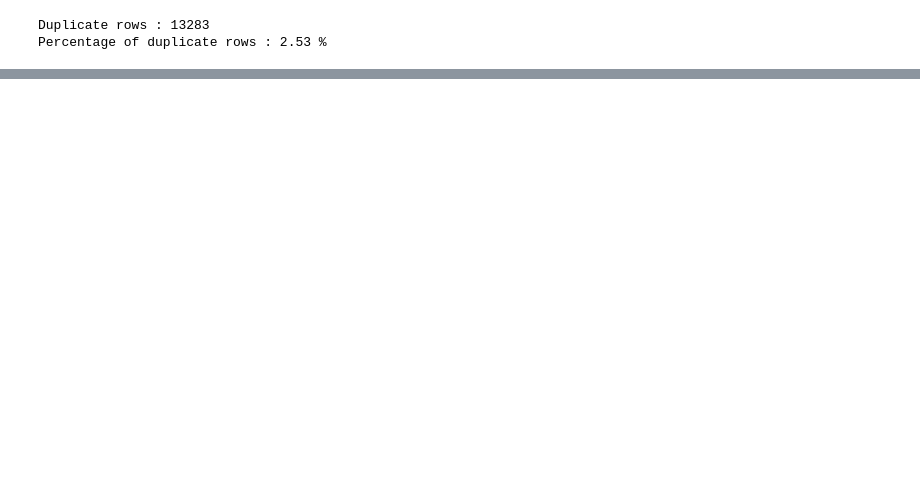
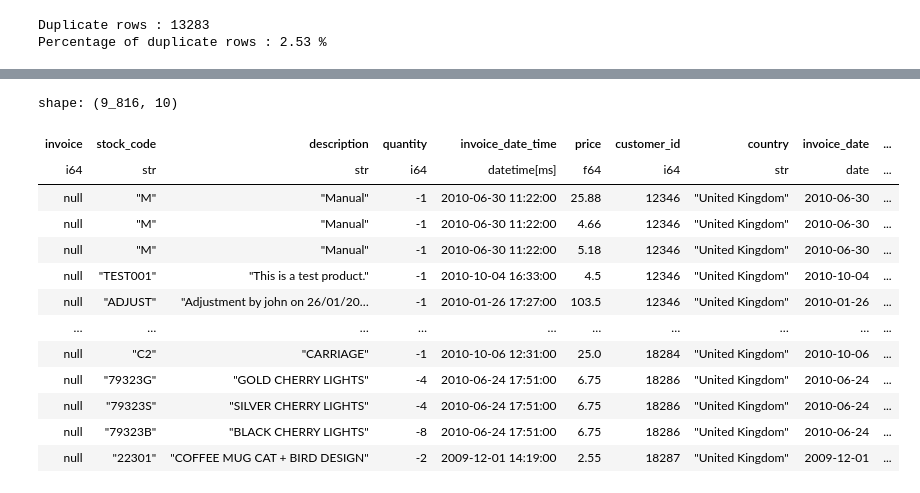
Before and after one commit to khanim-abdullayeva/Customer-Segmentation-and-Recommendation-System, a Jupyter notebook: notebook/01_data_exploration.ipynb, the cells around one changed output, grey strips where cells are left out. Saved outputs shown, nothing was run; the diff lists cells and outputs as text; code cells hidden in the pictures; blank space fills up the shorter version.

```diff
--- a/notebook/01_data_exploration.ipynb
+++ b/notebook/01_data_exploration.ipynb
@@ -129,3 +129,20 @@ shape: (410_763, 10)
 | 495077 | "22217" | "T-LIGHT HOLDER HANGING LACE" | 12 | 2010-01-21 09:30:00 | 1.25 | 16634 | "United Kingdom" | 2010-01-21 | ... |
 | 517323 | "37503" | "TEA TIME CAKE STAND IN GIFT BO… | 1 | 2010-07-28 12:18:00 | 10.75 | 15768 | "United Kingdom" | 2010-07-28 | ... |
 | 491654 | "21431" | "GREEN GINGHAM FLOWER JEWELLERY… | 4 | 2009-12-13 10:54:00 | 1.65 | 16104 | "United Kingdom" | 2009-12-13 | ... |
+# %%
+df.filter(pl.col("invoice").is_null()).sort(by = "customer_id", descending = False)
+# %% [output]
+shape: (9_816, 10)
+| invoice | stock_code | description | quantity | invoice_date_time | price | customer_id | country | invoice_date | ... |
+| i64 | str | str | i64 | datetime[ms] | f64 | i64 | str | date | ... |
+| null | "M" | "Manual" | -1 | 2010-06-30 11:22:00 | 25.88 | 12346 | "United Kingdom" | 2010-06-30 | ... |
+| null | "M" | "Manual" | -1 | 2010-06-30 11:22:00 | 4.66 | 12346 | "United Kingdom" | 2010-06-30 | ... |
+| null | "M" | "Manual" | -1 | 2010-06-30 11:22:00 | 5.18 | 12346 | "United Kingdom" | 2010-06-30 | ... |
+| null | "TEST001" | "This is a test product." | -1 | 2010-10-04 16:33:00 | 4.5 | 12346 | "United Kingdom" | 2010-10-04 | ... |
+| null | "ADJUST" | "Adjustment by john on 26/01/20… | -1 | 2010-01-26 17:27:00 | 103.5 | 12346 | "United Kingdom" | 2010-01-26 | ... |
+| … | … | … | … | … | … | … | … | … | ... |
+| null | "C2" | "CARRIAGE" | -1 | 2010-10-06 12:31:00 | 25.0 | 18284 | "United Kingdom" | 2010-10-06 | ... |
+| null | "79323G" | "GOLD CHERRY LIGHTS" | -4 | 2010-06-24 17:51:00 | 6.75 | 18286 | "United Kingdom" | 2010-06-24 | ... |
+| null | "79323S" | "SILVER CHERRY LIGHTS" | -4 | 2010-06-24 17:51:00 | 6.75 | 18286 | "United Kingdom" | 2010-06-24 | ... |
+| null | "79323B" | "BLACK CHERRY LIGHTS" | -8 | 2010-06-24 17:51:00 | 6.75 | 18286 | "United Kingdom" | 2010-06-24 | ... |
+| null | "22301" | "COFFEE MUG CAT + BIRD DESIGN" | -2 | 2009-12-01 14:19:00 | 2.55 | 18287 | "United Kingdom" | 2009-12-01 | ... |
```
